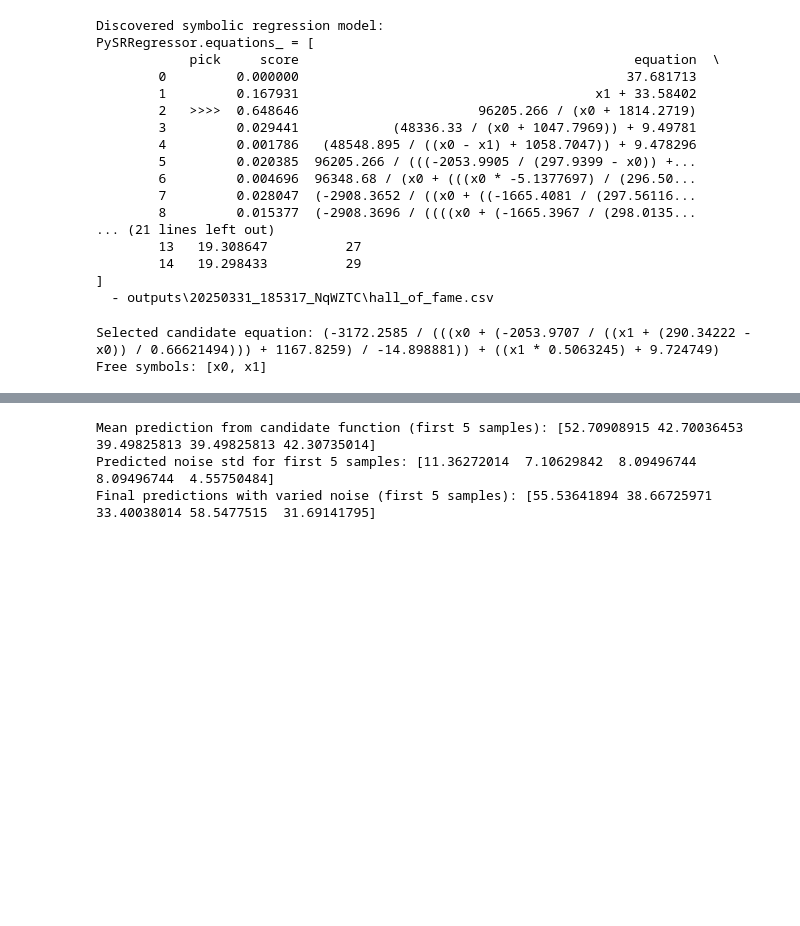
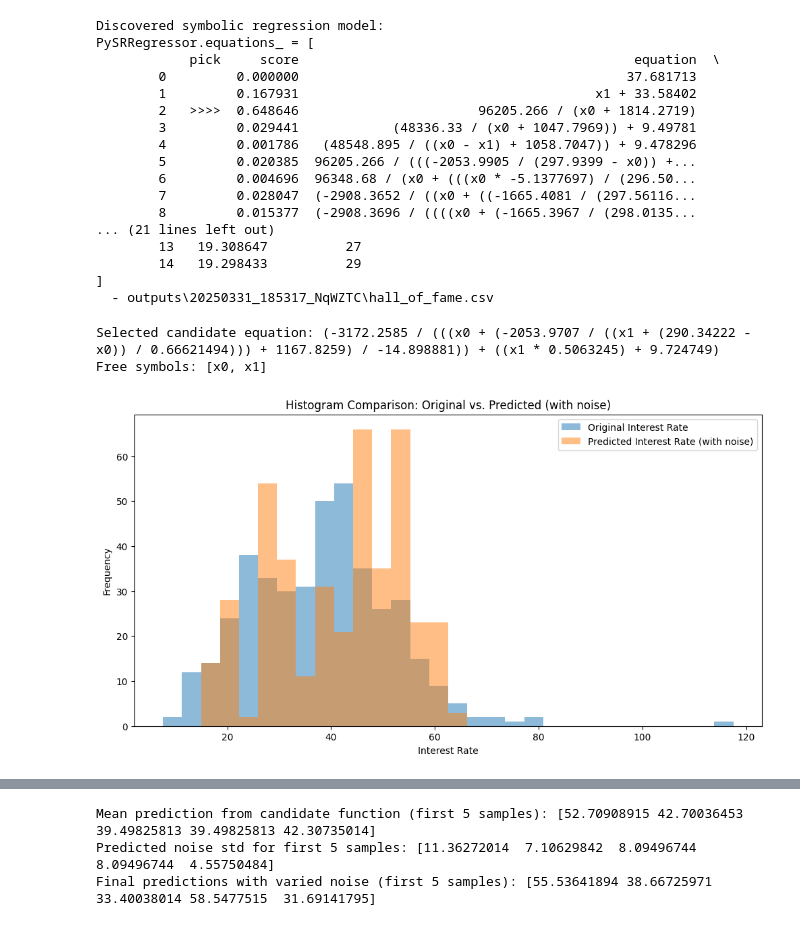
Before and after one commit to svenlagger/master-thesis-uni-li, a Jupyter notebook: prod/denoise_renoise/denoise_renoise_sr_custom_denoising.ipynb, the cells around one changed output, grey strips where cells are left out. Drawn from its saved outputs; the diff is of its cells as text; code cells hidden in the pictures; blank space fills up the shorter version.

```diff
--- a/prod/denoise_renoise/denoise_renoise_sr_custom_denoising.ipynb
+++ b/prod/denoise_renoise/denoise_renoise_sr_custom_denoising.ipynb
@@ -146,6 +146,19 @@ def candidate_function(X):
 # %% [output]
 Selected candidate equation: (-3172.2585 / (((x0 + (-2053.9707 / ((x1 + (290.34222 - x0)) / 0.66621494))) + 1167.8259) / -14.898881)) + ((x1 * 0.5063245) + 9.724749)
 Free symbols: [x0, x1]
+# %%
+y_denoised = candidate_function(X)
+bins = np.histogram_bin_edges(np.concatenate([y, y_denoised]), bins=30)
+plt.figure(figsize=(12, 6))
+plt.hist(y, bins=bins, alpha=0.5, label="Original Interest Rate")
+plt.hist(y_denoised, bins=bins, alpha=0.5, label="Predicted Interest Rate (with noise)")
+plt.xlabel("Interest Rate")
+plt.ylabel("Frequency")
+plt.title("Histogram Comparison: Original vs. Predicted (with noise)")
+plt.legend()
+plt.show()
+# %% [output]
+[figure, added]
 # %%
 # ==========================================
 # 5. Reintroduce Noise to Match Original Distribution
```
Also changed, not shown: parts of 6 cells of this notebook, 2 other files.
